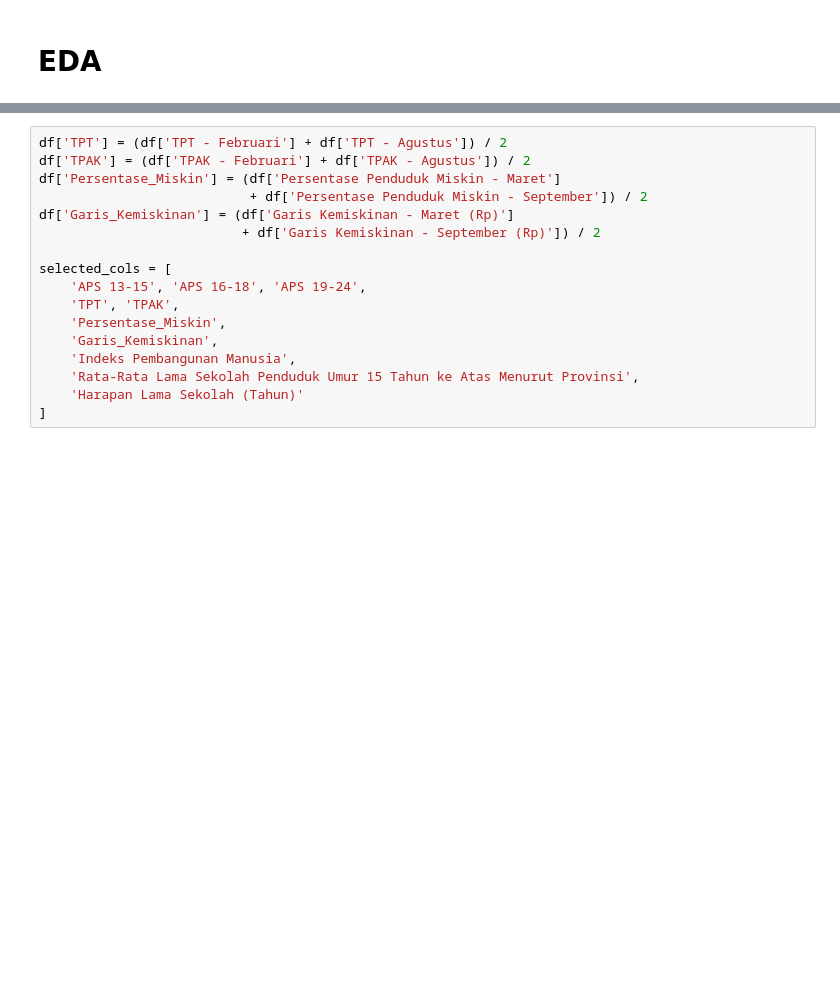
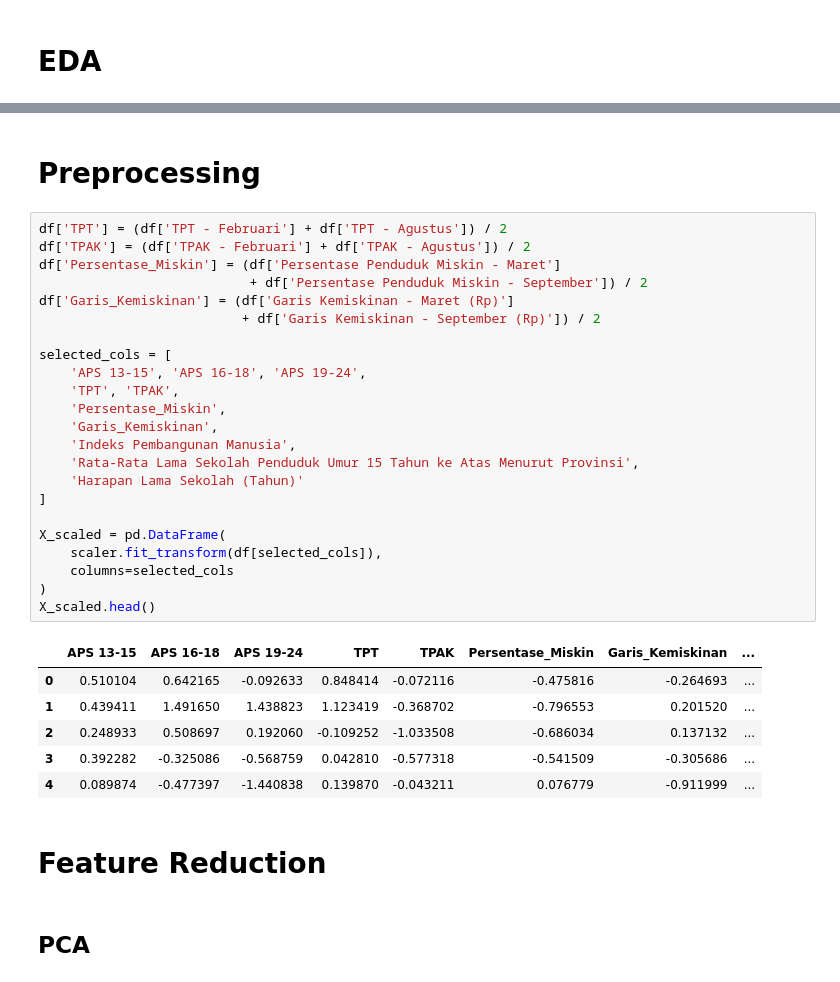
Before and after one commit to Rizki0907/GeoSosEkon-DatMin, a Jupyter notebook: LAYER 1 - CLUSTERING/Clustering.ipynb, the cells around one changed output, grey strips where cells are left out. Cells and saved outputs as stored; diff of their text form; blank space fills up the shorter version.

```diff
--- a/LAYER 1 - CLUSTERING/Clustering.ipynb
+++ b/LAYER 1 - CLUSTERING/Clustering.ipynb
@@ -82,17 +93,36 @@ fig_box.show()
+# %% [markdown]
+# Preprocessing
 # %%
 df['TPT'] = (df['TPT - Februari'] + df['TPT - Agustus']) / 2
 df['TPAK'] = (df['TPAK - Februari'] + df['TPAK - Agustus']) / 2
 df['Persentase_Miskin'] = (df['Persentase Penduduk Miskin - Maret']
                            + df['Persentase Penduduk Miskin - September']) / 2
 df['Garis_Kemiskinan'] = (df['Garis Kemiskinan - Maret (Rp)']
                           + df['Garis Kemiskinan - September (Rp)']) / 2
 
 selected_cols = [
     'APS 13-15', 'APS 16-18', 'APS 19-24',
     'TPT', 'TPAK',
     'Persentase_Miskin',
     'Garis_Kemiskinan',
     'Indeks Pembangunan Manusia',
     'Rata-Rata Lama Sekolah Penduduk Umur 15 Tahun ke Atas Menurut Provinsi',
     'Harapan Lama Sekolah (Tahun)'
 ]
+
+X_scaled = pd.DataFrame(
+    scaler.fit_transform(df[selected_cols]),
+    columns=selected_cols
+)
+X_scaled.head()
+# %% [output]
+|  | APS 13-15 | APS 16-18 | APS 19-24 | TPT | TPAK | Persentase_Miskin | Garis_Kemiskinan | ... |
+| 0 | 0.510104 | 0.642165 | -0.092633 | 0.848414 | -0.072116 | -0.475816 | -0.264693 | ... |
+| 1 | 0.439411 | 1.491650 | 1.438823 | 1.123419 | -0.368702 | -0.796553 | 0.201520 | ... |
+| 2 | 0.248933 | 0.508697 | 0.192060 | -0.109252 | -1.033508 | -0.686034 | 0.137132 | ... |
+| 3 | 0.392282 | -0.325086 | -0.568759 | 0.042810 | -0.577318 | -0.541509 | -0.305686 | ... |
+| 4 | 0.089874 | -0.477397 | -1.440838 | 0.139870 | -0.043211 | 0.076779 | -0.911999 | ... |
+# %% [markdown]
+# Feature Reduction
+# %% [markdown]
+## PCA
```
Also changed, not shown: parts of 15 cells of this notebook.
